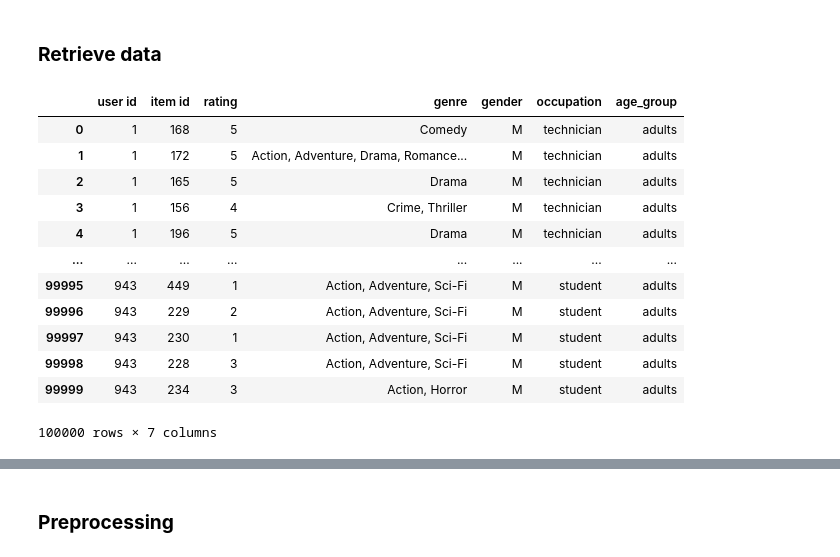
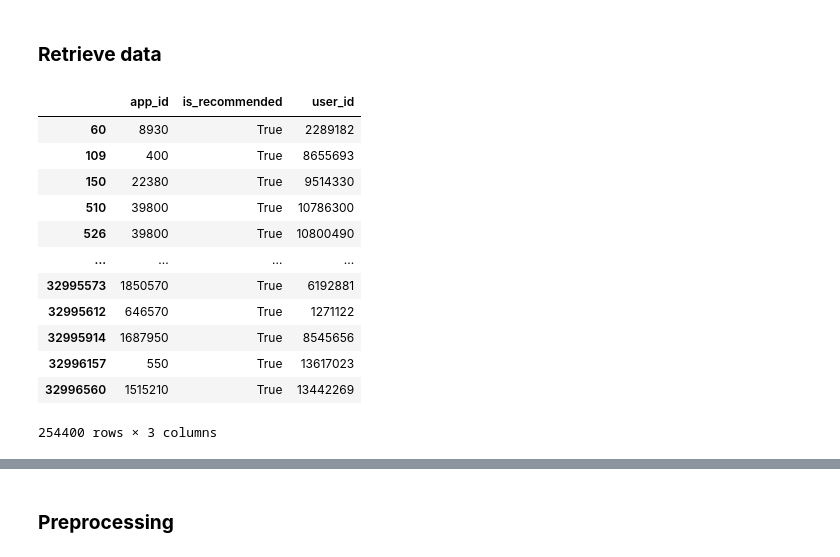
Before and after one commit to thehir0/steam-recsys, a Jupyter notebook: notebooks/lightfm_hybrid.ipynb, the cells around one changed output, grey strips where cells are left out. Cells and saved outputs as stored; diff of their text form; code cells hidden in the pictures.

```diff
--- a/notebooks/lightfm_hybrid.ipynb
+++ b/notebooks/lightfm_hybrid.ipynb
@@ -108,19 +108,21 @@ SEED = 42
 # %% [markdown]
 ### **Retrieve data**
 # %%
-data = pd.read_csv('../data/interim/100k_clean.csv', index_col=0)
+data = pd.read_csv('../data/interim/recs.csv', index_col=0)
+users = pd.read_csv('../data/interim/users.csv', index_col=0)
+games = pd.read_csv('../data/interim/games.csv', index_col=0)
 data
 # %% [output]
-|  | user id | item id | rating | genre | gender | occupation | age_group |
-| 0 | 1 | 168 | 5 | Comedy | M | technician | adults |
-| 1 | 1 | 172 | 5 | Action, Adventure, Drama, Romance... | M | technician | adults |
-| 2 | 1 | 165 | 5 | Drama | M | technician | adults |
-| 3 | 1 | 156 | 4 | Crime, Thriller | M | technician | adults |
-| 4 | 1 | 196 | 5 | Drama | M | technician | adults |
-| ... | ... | ... | ... | ... | ... | ... | ... |
-| 99995 | 943 | 449 | 1 | Action, Adventure, Sci-Fi | M | student | adults |
-| 99996 | 943 | 229 | 2 | Action, Adventure, Sci-Fi | M | student | adults |
-| 99997 | 943 | 230 | 1 | Action, Adventure, Sci-Fi | M | student | adults |
-| 99998 | 943 | 228 | 3 | Action, Adventure, Sci-Fi | M | student | adults |
-| 99999 | 943 | 234 | 3 | Action, Horror | M | student | adults |
+|  | app_id | is_recommended | user_id |
+| 60 | 8930 | True | 2289182 |
+| 109 | 400 | True | 8655693 |
+| 150 | 22380 | True | 9514330 |
+| 510 | 39800 | True | 10786300 |
+| 526 | 39800 | True | 10800490 |
+| ... | ... | ... | ... |
+| 32995573 | 1850570 | True | 6192881 |
+| 32995612 | 646570 | True | 1271122 |
+| 32995914 | 1687950 | True | 8545656 |
+| 32996157 | 550 | True | 13617023 |
+| 32996560 | 1515210 | True | 13442269 |
-100000 rows × 7 columns
+254400 rows × 3 columns
```
Also changed, not shown: parts of 17 cells of this notebook, 9 other files.
